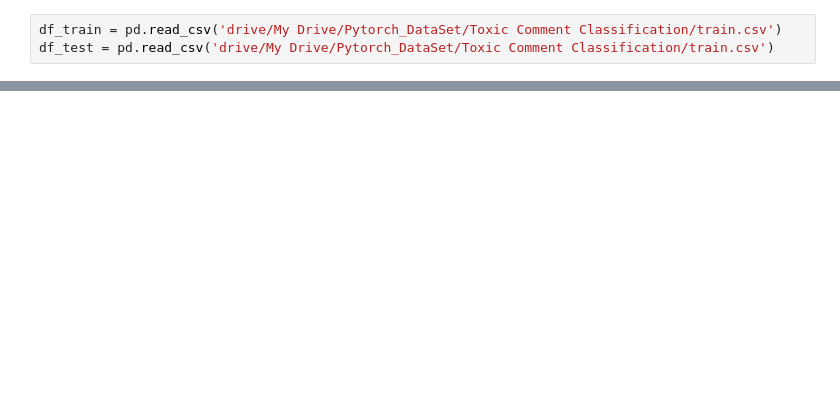
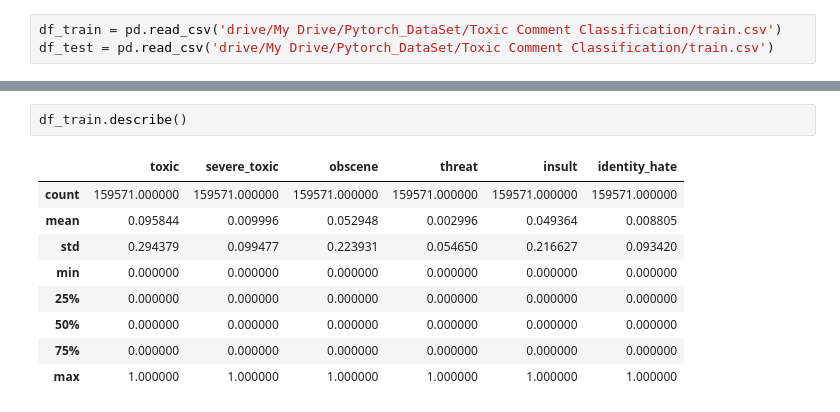
Before and after one commit to akash1309/Toxic-Comment-Classification, a Jupyter notebook: Comments_Classifier.ipynb, the cells around one changed output, grey strips where cells are left out. Saved outputs shown, nothing was run; the diff lists cells and outputs as text; blank space fills up the shorter version.

```diff
--- a/Comments_Classifier.ipynb
+++ b/Comments_Classifier.ipynb
@@ -37,0 +53,12 @@ Why the edits made under my username Hardcore Metallica Fan were reverted? They
+# %%
+df_train.describe()
+# %% [output]
+|  | toxic | severe_toxic | obscene | threat | insult | identity_hate |
+| count | 159571.000000 | 159571.000000 | 159571.000000 | 159571.000000 | 159571.000000 | 159571.000000 |
+| mean | 0.095844 | 0.009996 | 0.052948 | 0.002996 | 0.049364 | 0.008805 |
+| std | 0.294379 | 0.099477 | 0.223931 | 0.054650 | 0.216627 | 0.093420 |
+| min | 0.000000 | 0.000000 | 0.000000 | 0.000000 | 0.000000 | 0.000000 |
+| 25% | 0.000000 | 0.000000 | 0.000000 | 0.000000 | 0.000000 | 0.000000 |
+| 50% | 0.000000 | 0.000000 | 0.000000 | 0.000000 | 0.000000 | 0.000000 |
+| 75% | 0.000000 | 0.000000 | 0.000000 | 0.000000 | 0.000000 | 0.000000 |
+| max | 1.000000 | 1.000000 | 1.000000 | 1.000000 | 1.000000 | 1.000000 |
```
Also changed, not shown: parts of 17 cells of this notebook.
